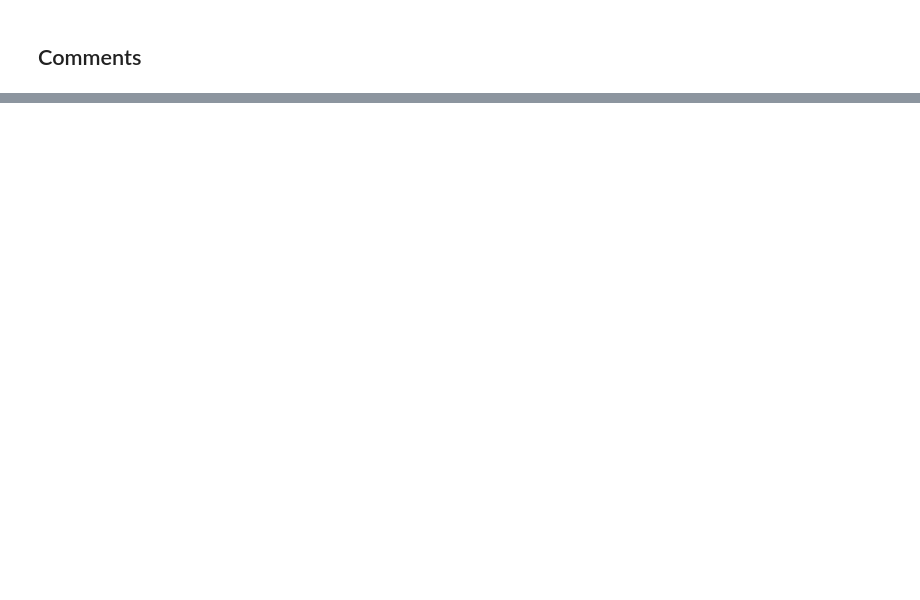
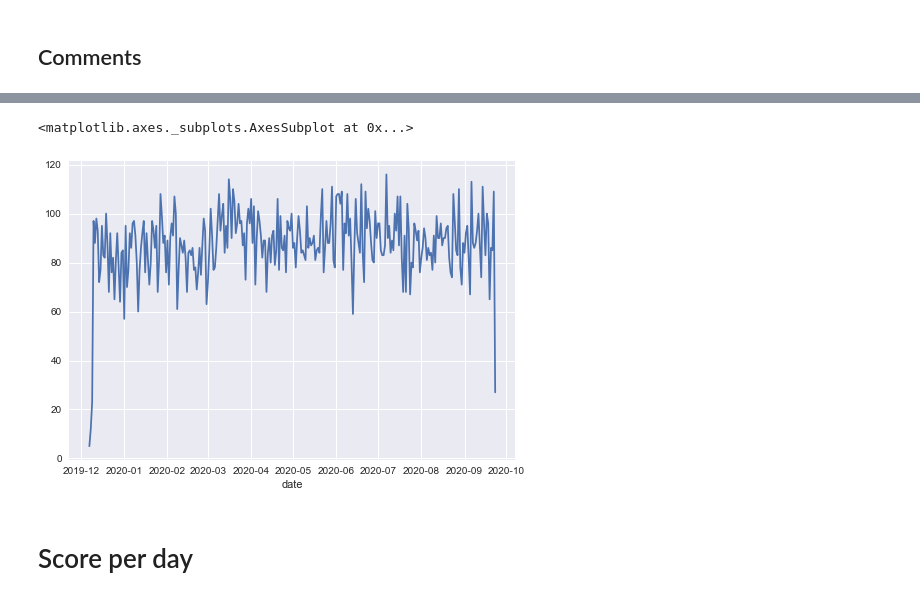
Before and after one commit to lukaszlaszczuk/whyr-2020-challenge1, a Jupyter notebook: notebooks/EDA.ipynb, the cells around one changed output, grey strips where cells are left out. Drawn from its saved outputs; the diff is of its cells as text; code cells hidden in the pictures; blank space fills up the shorter version.

```diff
--- a/notebooks/EDA.ipynb
+++ b/notebooks/EDA.ipynb
@@ -30,0 +66,8 @@ comments.head()
+# %%
+plt.style.use('seaborn')
+sns.lineplot(x=articles_per_day.index, y=articles_per_day.values)
+# %% [output]
+<matplotlib.axes._subplots.AxesSubplot at 0x...>
+[figure, added]
+# %% [markdown]
+# Score per day
```
Also changed, not shown: parts of 38 cells of this notebook, 2 other files.
